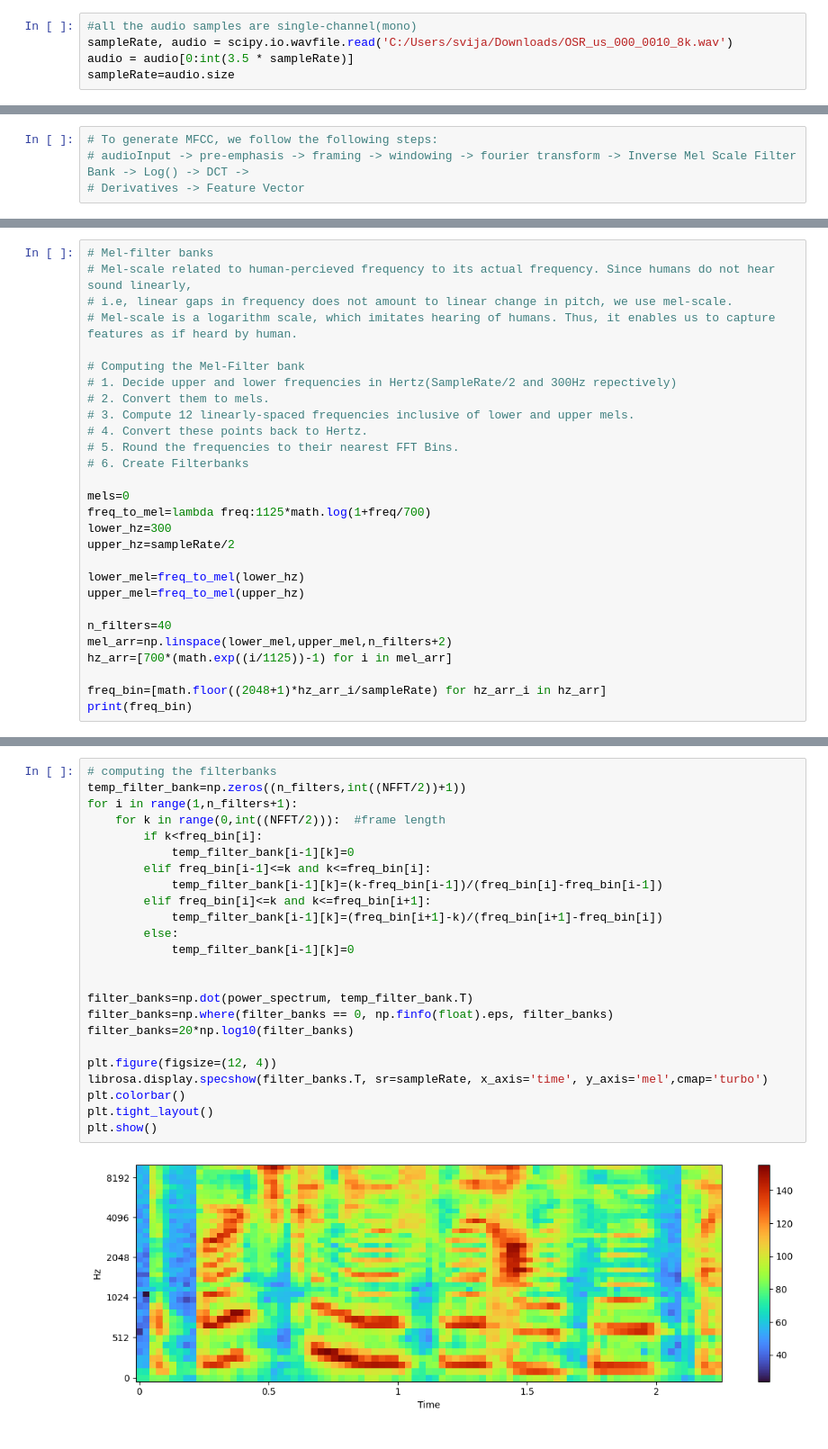
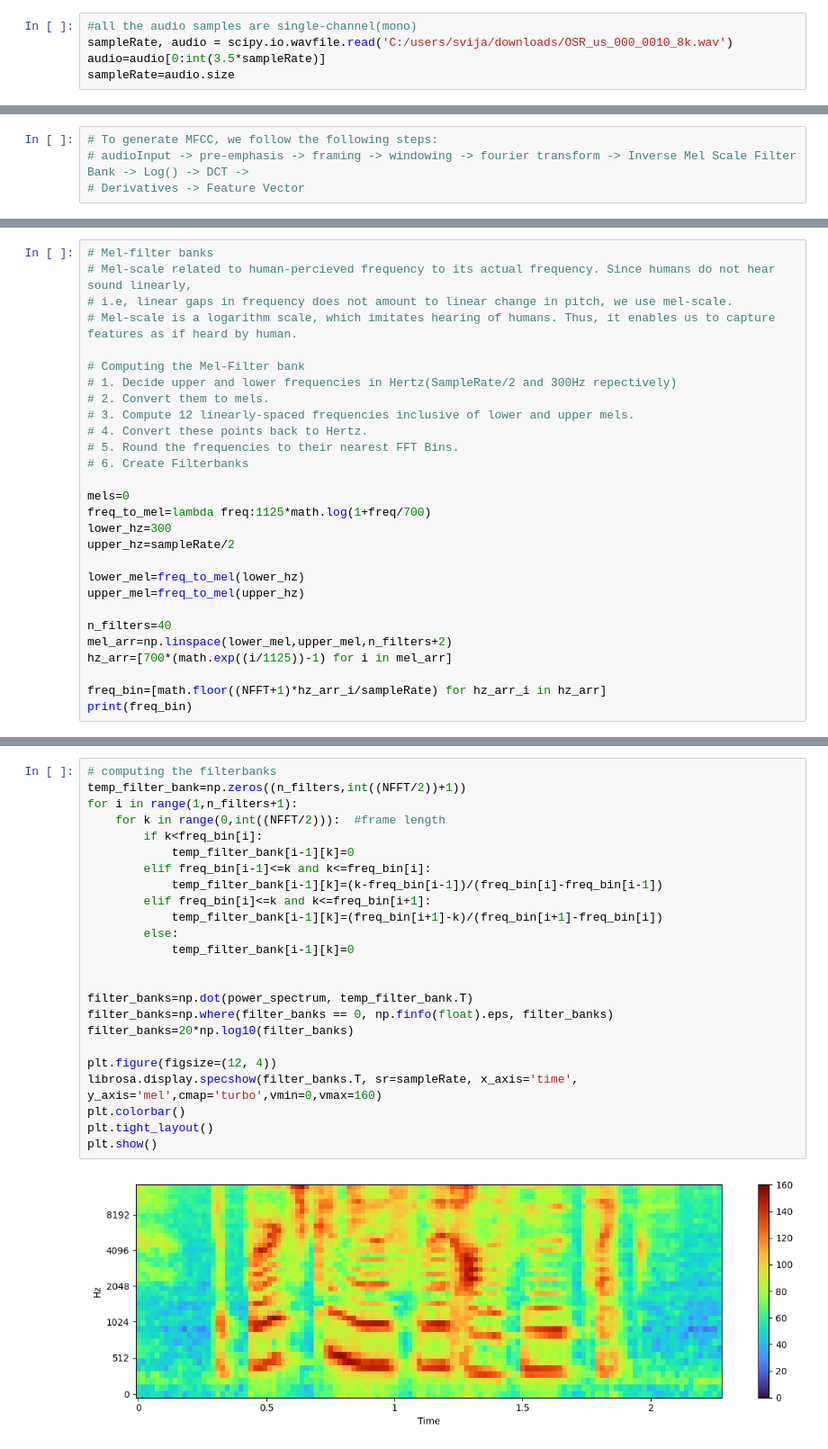
Before and after one commit to svijayvrat/Py-STT-Engine, a Jupyter notebook: stt-engine.ipynb, the cells around one changed output, grey strips where cells are left out. Shown: that part at 90% size. Drawn from its saved outputs; the diff is of its cells as text.

```diff
--- a/stt-engine.ipynb
+++ b/stt-engine.ipynb
@@ -6,8 +6,8 @@ import numpy as np
 import math
 # %%
 #all the audio samples are single-channel(mono)
-sampleRate, audio = scipy.io.wavfile.read('C:/Users/svija/Downloads/OSR_us_000_0010_8k.wav')
-audio = audio[0:int(3.5 * sampleRate)]
+sampleRate, audio = scipy.io.wavfile.read('C:/users/svija/downloads/OSR_us_000_0010_8k.wav')
+audio=audio[0:int(3.5*sampleRate)]
 sampleRate=audio.size
 # %%
 #Time vs Amplitude Graph of wav file
@@ -158,6 +155,6 @@ n_filters=40
 mel_arr=np.linspace(lower_mel,upper_mel,n_filters+2)
 hz_arr=[700*(math.exp((i/1125))-1) for i in mel_arr]
 
-freq_bin=[math.floor((2048+1)*hz_arr_i/sampleRate) for hz_arr_i in hz_arr]
+freq_bin=[math.floor((NFFT+1)*hz_arr_i/sampleRate) for hz_arr_i in hz_arr]
 print(freq_bin)
 # %% [output]
@@ -165,26 +162,26 @@ print(freq_bin)
 # %%
 # computing the filterbanks
 temp_filter_bank=np.zeros((n_filters,int((NFFT/2))+1))
 for i in range(1,n_filters+1):
     for k in range(0,int((NFFT/2))):  #frame length
         if k<freq_bin[i]:
             temp_filter_bank[i-1][k]=0
         elif freq_bin[i-1]<=k and k<=freq_bin[i]:
             temp_filter_bank[i-1][k]=(k-freq_bin[i-1])/(freq_bin[i]-freq_bin[i-1])
         elif freq_bin[i]<=k and k<=freq_bin[i+1]:
             temp_filter_bank[i-1][k]=(freq_bin[i+1]-k)/(freq_bin[i+1]-freq_bin[i])
         else:
             temp_filter_bank[i-1][k]=0
 
 
 filter_banks=np.dot(power_spectrum, temp_filter_bank.T)
 filter_banks=np.where(filter_banks == 0, np.finfo(float).eps, filter_banks)
 filter_banks=20*np.log10(filter_banks)
 
 plt.figure(figsize=(12, 4))
-librosa.display.specshow(filter_banks.T, sr=sampleRate, x_axis='time', y_axis='mel',cmap='turbo')
+librosa.display.specshow(filter_banks.T, sr=sampleRate, x_axis='time', y_axis='mel',cmap='turbo',vmin=0,vmax=160)
 plt.colorbar()
 plt.tight_layout()
 plt.show()
 # %% [output]
-[figure, old version]
+[figure, new version]
```
Also changed, not shown: parts of 7 cells of this notebook.
